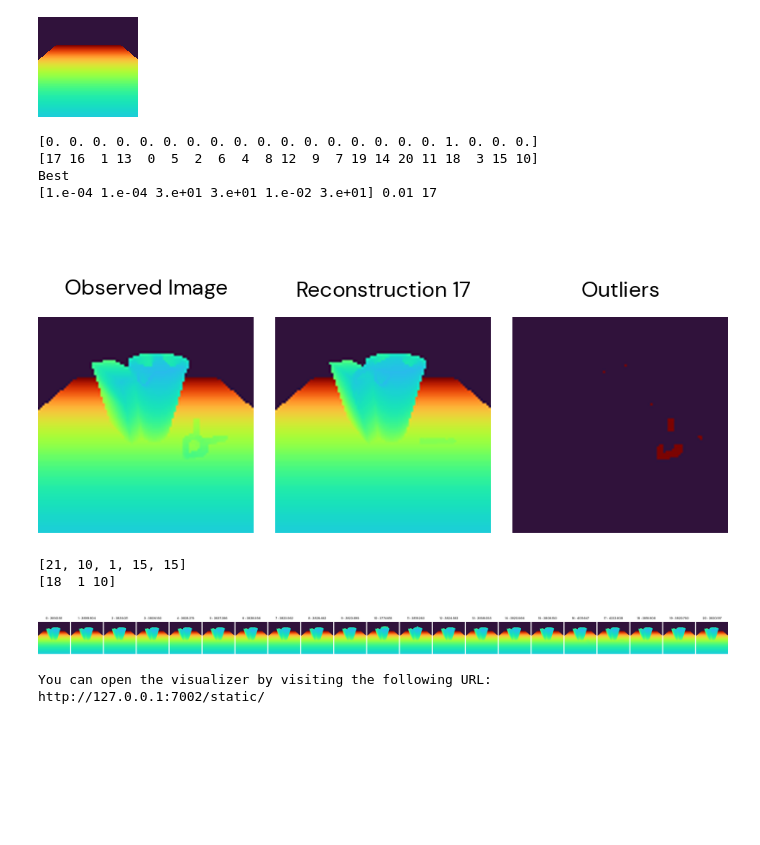
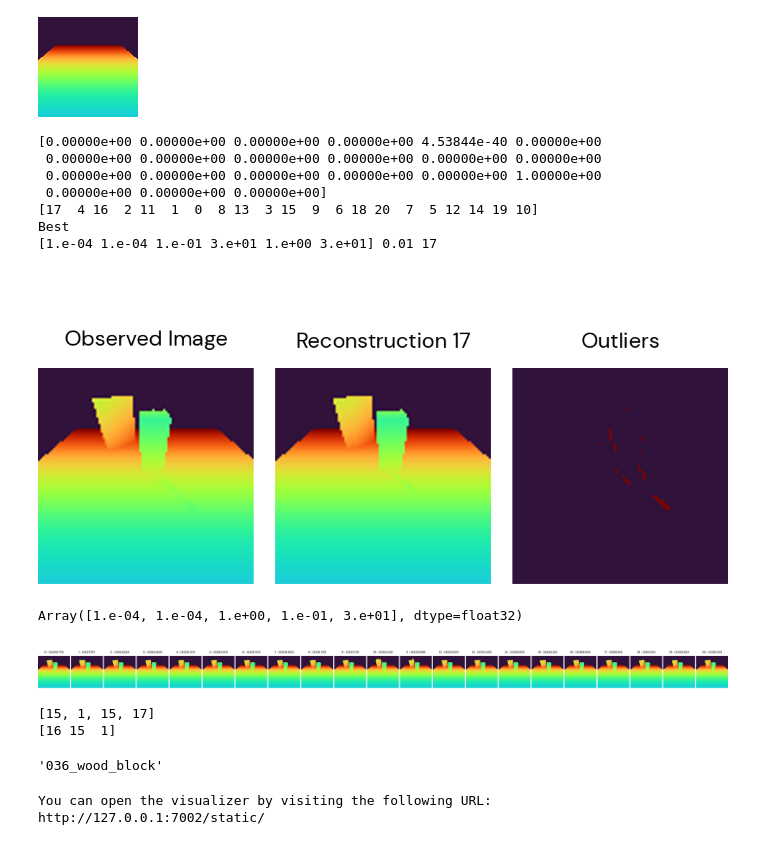
Before and after one commit to probcomp/bayes3d, a Jupyter notebook: experiments/tabletop/scene_parser.ipynb, the cells around one changed output. Cells and saved outputs as stored; diff of their text form; code cells hidden in the pictures; blank space fills up the shorter version.

```diff
--- a/experiments/tabletop/scene_parser.ipynb
+++ b/experiments/tabletop/scene_parser.ipynb
@@ -46,6 +43,5 @@ Increasing frame buffer size to (width, height, depth) = (128, 128, 1024)
 # %%
 R_SWEEP = jnp.array([30.0, 5.0, 1.0, 0.1, 0.01]).reshape(-1,1)
-R = jnp.ones((R_SWEEP.shape[0],2)) * 0.0001
 OUTLIER_PROBS = jnp.linspace(0.01, 0.3, 4)
 OUTLIER_VOLUME = 1000.0**3
 SCALING_FACTOR = 3
@@ -57,13 +53,13 @@ contact_param_gridding_schedule = [
         11,11,5
     ),
     j.make_translation_grid_enumeration_3d(
-        -50.0, -50.0, -jnp.pi/2,
-        50.0, 50.0, jnp.pi/2,
+        -20.0, -20.0, -jnp.pi/5,
+        20.0, 20.0, jnp.pi/5,
         11,11,5
     ),
     j.make_translation_grid_enumeration_3d(
-        -10.0, -10.0, -jnp.pi/4,
-        10.0, 10.0, jnp.pi/4,
+        -2.0, -2.0, -jnp.pi/5/5,
+        2.0, 2.0, jnp.pi/5/5,
         11,11,5
     ),
     j.make_translation_grid_enumeration_3d(
@@ -71,11 +67,6 @@ contact_param_gridding_schedule = [
         0.0, 0.0, jnp.pi,
         1,1,7*7
     ),
-    j.make_translation_grid_enumeration_3d(
-        -5.0, -5.0, -jnp.pi/4,
-        5.0, 5.0, jnp.pi/4,
-        11,11,5
-    ),
 
 ]
 
@@ -168,48 +159,59 @@ object_ids = object_ids + [obj_id]
 
 
 outliers = (
-    (j.gaussian_mixture_image_multi_r_jit(observed_point_cloud_image, reconstruction[:,:,:3], reconstruction[:,:, -1], best_r) * (1.0 - best_outlier_prob))
+    (1.0 - best_outlier_prob) * (j.gaussian_mixture_image_multi_r_jit(observed_point_cloud_image, reconstruction[:,:,:3], reconstruction[:,:, -1], best_r))
         <
     (best_outlier_prob / OUTLIER_VOLUME)
 )
 
 # height_factor = outlier_prob_viz.height / observed_image_viz.height
 
 viz1 = j.multi_panel(
     [j.scale_image(j.get_depth_image(r[1][:,:,2]), SCALING_FACTOR) for r in all_hypotheses],
     labels=["{:d} : {:0.3f}".format(idx, i[0].item()) for (idx,i) in enumerate(all_hypotheses)]
 )
 viz2 = j.multi_panel(
     [
         j.scale_image(j.get_depth_image(observed_point_cloud_image[:,:,2]), SCALING_FACTOR),
         j.scale_image(j.get_depth_image(reconstruction[:,:,2]), SCALING_FACTOR),
         j.scale_image(j.get_depth_image(1.0 *outliers), SCALING_FACTOR)
     ],
     labels=[
         "Observed Image",
         "Reconstruction {:d}".format(jnp.argmax(scores)),
         "Outliers",
     ],
     middle_width=30
 )
 
 viz2
 # %% [output]
-[0. 0. 0. 0. 0. 0. 0. 0. 0. 0. 0. 0. 0. 0. 0. 0. 0. 1. 0. 0. 0.]
-[17 16  1 13  0  5  2  6  4  8 12  9  7 19 14 20 11 18  3 15 10]
+[0.00000e+00 0.00000e+00 0.00000e+00 0.00000e+00 4.53844e-40 0.00000e+00
+ 0.00000e+00 0.00000e+00 0.00000e+00 0.00000e+00 0.00000e+00 0.00000e+00
+ 0.00000e+00 0.00000e+00 0.00000e+00 0.00000e+00 0.00000e+00 1.00000e+00
+ 0.00000e+00 0.00000e+00 0.00000e+00]
+[17  4 16  2 11  1  0  8 13  3 15  9  6 18 20  7  5 12 14 19 10]
 Best
-[1.e-04 1.e-04 3.e+01 3.e+01 1.e-02 3.e+01] 0.01 17
+[1.e-04 1.e-04 1.e-01 3.e+01 1.e+00 3.e+01] 0.01 17
-[figure, old version]
+[figure, new version]
+# %%
+R[0]
+# %% [output]
+Array([1.e-04, 1.e-04, 1.e+00, 1.e-01, 3.e+01], dtype=float32)
+# %%
+viz1
+# %% [output]
+[figure, added]
 # %%
-print(object_ids)
+print(object_ids[1:])
 print(indices)
 # %% [output]
-[21, 10, 1, 15, 15]
-[18  1 10]
+[15, 1, 15, 17]
+[16 15  1]
 # %%
-viz1
+j.ycb_loader.MODEL_NAMES[15]
 # %% [output]
-[figure, removed]
+'036_wood_block'
 # %%
 j.meshcat.setup_visualizer()
 # %% [output]
```
Also changed, not shown: parts of 4 cells of this notebook, 5 other files.
